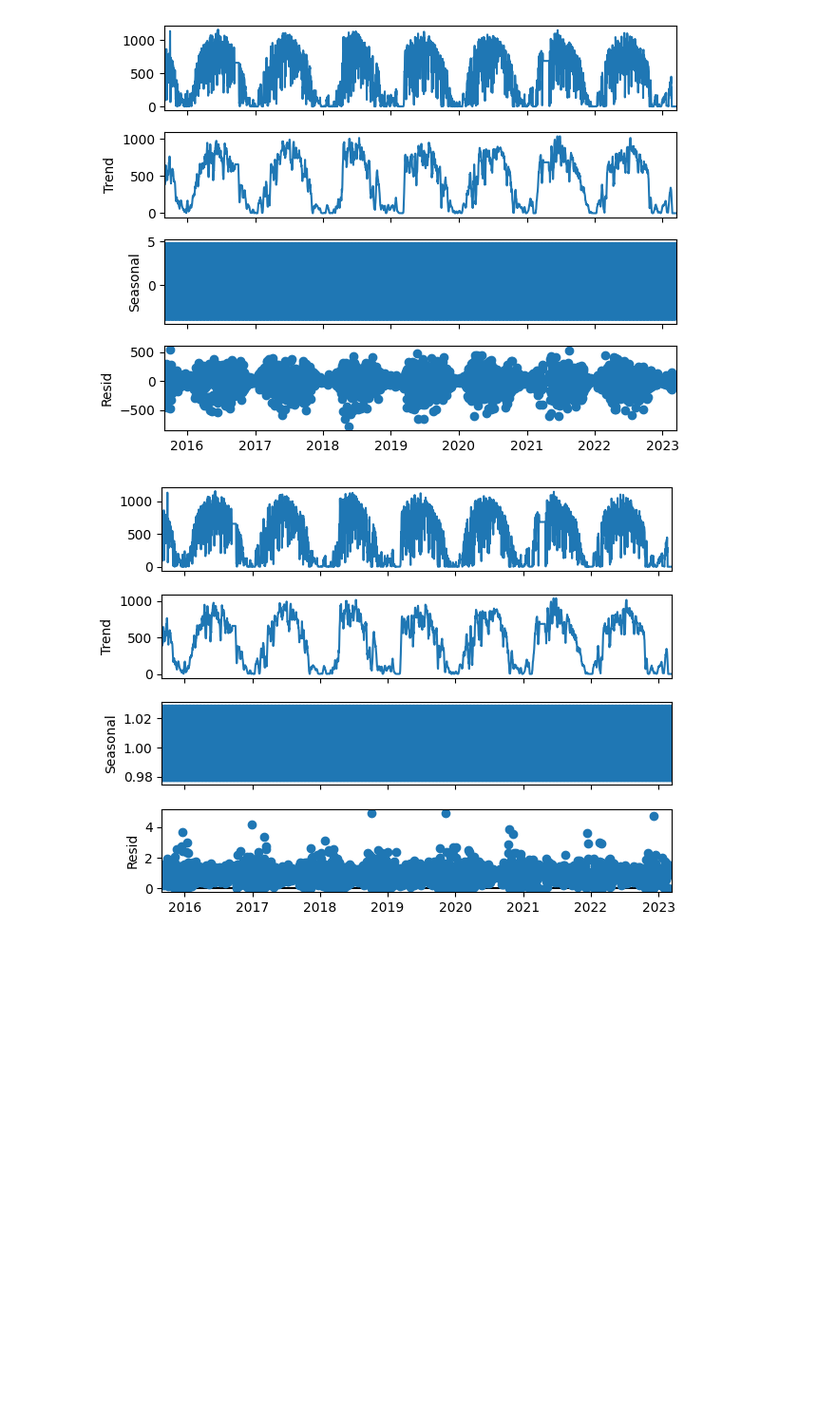
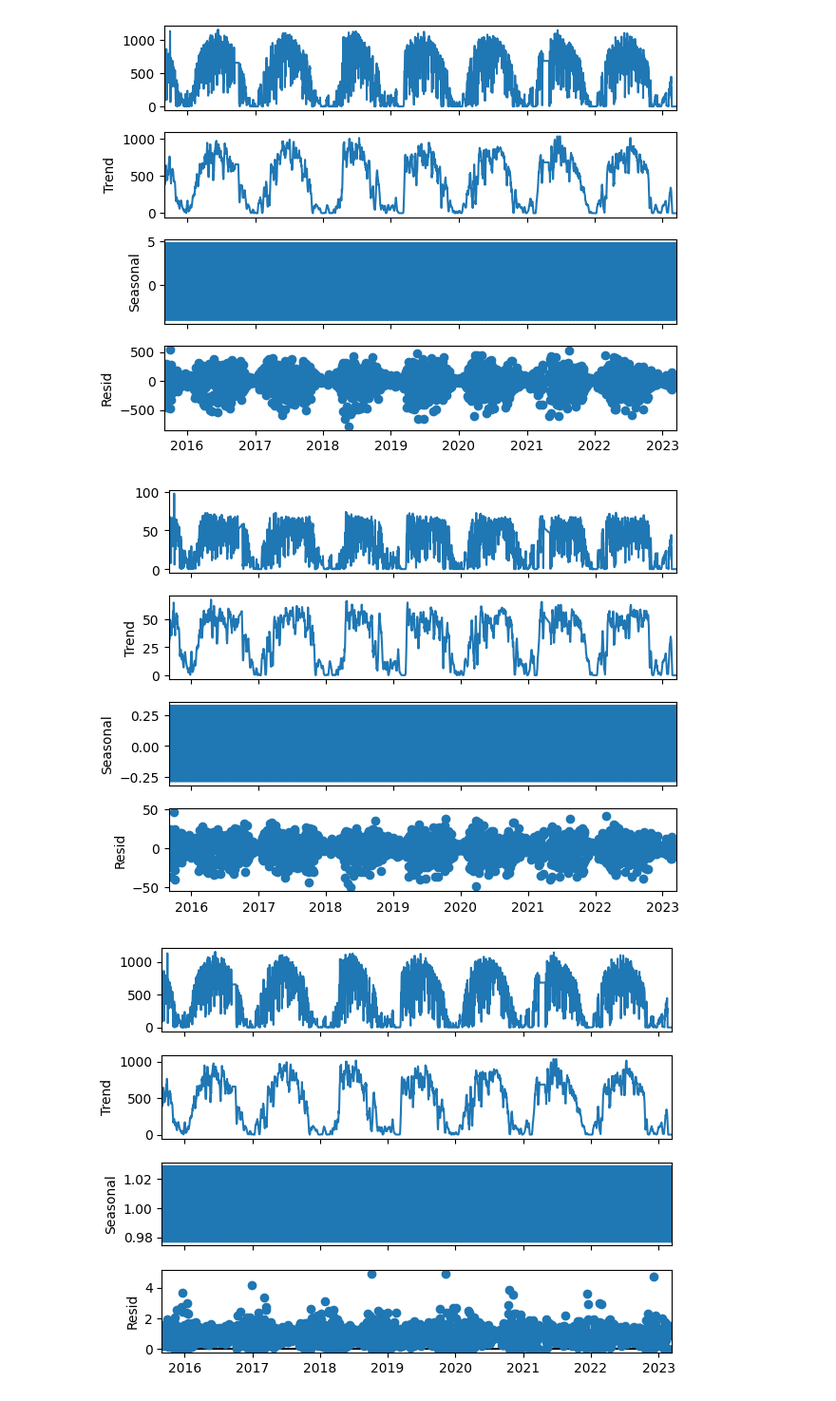
Before and after one commit to LorenNuyts/target_transformations, a Jupyter notebook: data/raw_data/solar_energy_production.ipynb, the cells around one changed output. Shown at 95% size. Saved outputs shown, nothing was run; the diff lists cells and outputs as text; code cells hidden in the pictures; blank space fills up the shorter version.

```diff
--- a/data/raw_data/solar_energy_production.ipynb
+++ b/data/raw_data/solar_energy_production.ipynb
@@ -246,6 +253,12 @@ decomposition.plot()
 plt.show()
 # %% [output]
 [figure]
+# %%
+decomposition = seasonal_decompose(daily_kwh_normalized, model='additive')
+decomposition.plot()
+plt.show()
+# %% [output]
+[figure, added]
 # %%
 daily_kwh_offset = daily_kwh + 1
 decomposition = seasonal_decompose(daily_kwh_offset, model='multiplicative')
```
Also changed, not shown: parts of 15 cells of this notebook, 11 other files.
